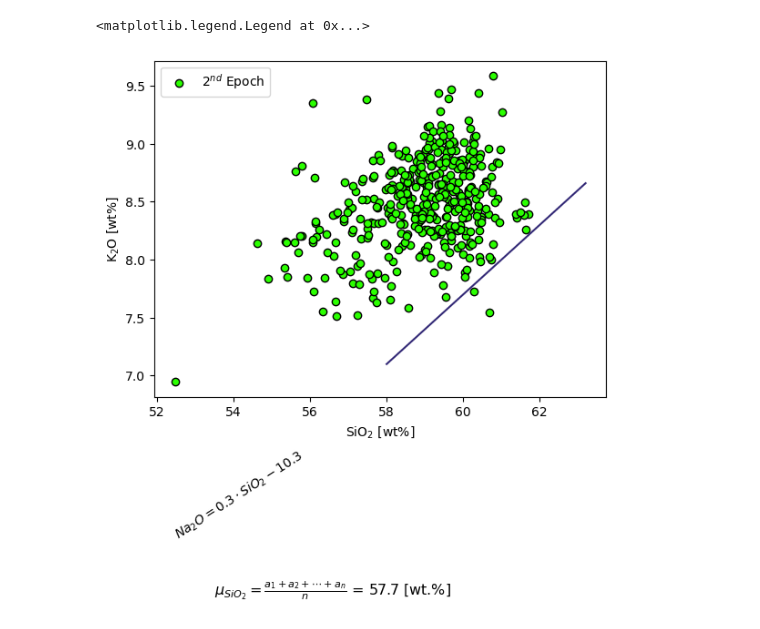
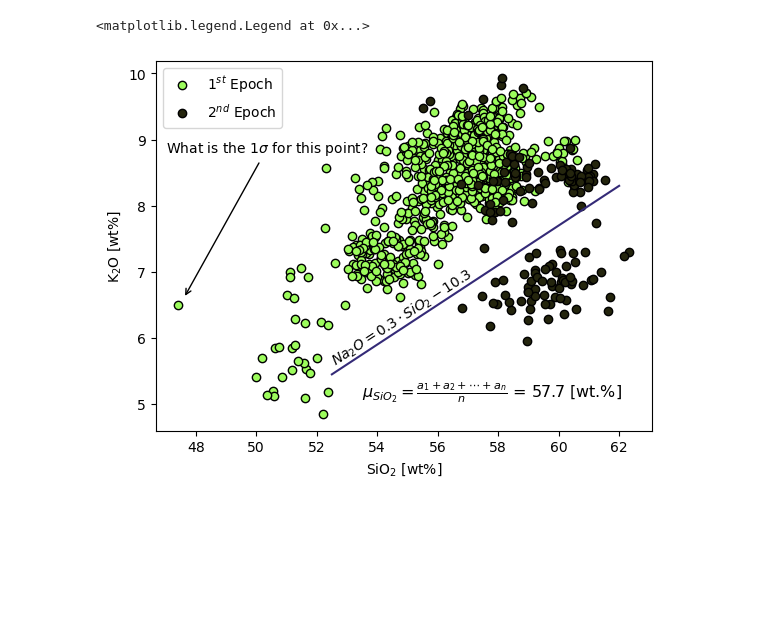
Before and after one commit to sebastianclifford26-byte/tugas-pengantar-pemrograman, a Jupyter notebook: tugas 2 pemrograman.ipynb, the cells around one changed output. Cells and saved outputs as stored; diff of their text form; code cells hidden in the pictures; blank space fills up the shorter version.

```diff
--- a/tugas 2 pemrograman.ipynb
+++ b/tugas 2 pemrograman.ipynb
@@ -2,34 +2,36 @@
 import pandas as pd
 import matplotlib.pyplot as plt
 import numpy as np
 
 
 def my_line(x, m, q):
     y = m * x + q
     return y
 
 
 my_dataset = pd.read_excel('Smith_glass_post_NYT_data.xlsx', sheet_name='Supp_majors', engine='openpyxl')
 
-my_dataset2 = my_dataset[my_dataset.Epoch == 'three']
+my_dataset2 = my_dataset[my_dataset.Epoch == 'two']
+my_dataset2 = my_dataset[my_dataset.Epoch == 'two']
 
-x = np.linspace(58, 63.2, 90)
+x = np.linspace(52.5, 62, 100)
 y = my_line(x, m=0.3, q=-10.3)
 
 fig, ax = plt.subplots()
 
-ax.scatter(my_dataset2.SiO2, my_dataset2.K2O, marker='o', color="#2bff00", edgecolor='#000000', label=r'$2^{nd}$ Epoch')
+ax.scatter(my_dataset1.SiO2, my_dataset1.K2O, marker='o', color="#9cfc5c", edgecolor='#000000', label=r'$1^{st}$ Epoch')
+ax.scatter(my_dataset2.SiO2, my_dataset2.K2O, marker='o', color="#24250d", edgecolor='#000000', label=r'$2^{nd}$ Epoch')
 ax.plot(x, y, color='#342a77')
 
 ax.annotate(r'What is the 1$\sigma$ for this point?', xy=(47.6, 6.6), xytext=(47, 8.8), arrowprops=dict(arrowstyle="->", connectionstyle="arc3"))
 ax.text(52.4, 5.6, r'$ Na_2O = 0.3 \cdot SiO_2 -10.3$', dict(size=10, rotation=33))
 
 ax.text(53.5, 5.1, r'$ \mu_{SiO_2} = \frac {a_{1}+a_{2}+\cdots +a_{n}}{n}$ = ' + '{:.1f} [wt.%]'.format(57.721),  dict(size=11.5))
 
 ax.set_xlabel(r'SiO$_2$ [wt%]')
 ax.set_ylabel(r'K$_2$O [wt%]')
 
 ax.legend()
 # %% [output]
 <matplotlib.legend.Legend at 0x...>
-[figure, old version]
+[figure, new version]
```
